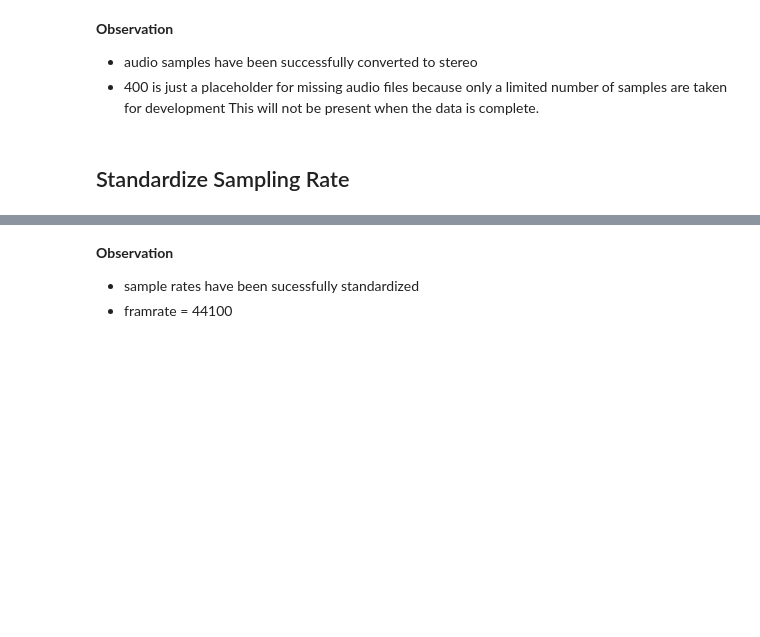
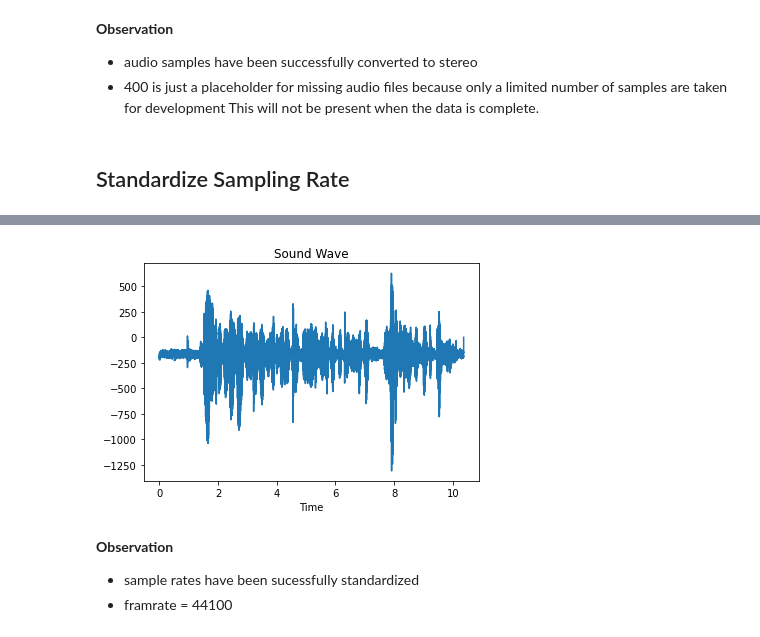
Before and after one commit to Micky373/speech_to_text, a Jupyter notebook: notebooks/preprocessing.ipynb, the cells around one changed output, grey strips where cells are left out. Drawn from its saved outputs; the diff is of its cells as text; code cells hidden in the pictures; blank space fills up the shorter version.

```diff
--- a/notebooks/preprocessing.ipynb
+++ b/notebooks/preprocessing.ipynb
@@ -88,3 +127,7 @@ _wave_params(nchannels=1, sampwidth=2, framerate=44100, nframes=0, comptype='NON
+# %%
+DV.visualize('../data/train_new/tr_10_tr01010.wav')
+# %% [output]
+[figure, added]
 # %% [markdown]
 **Observation**
 - sample rates have been sucessfully standardized
```
Also changed, not shown: parts of 13 cells of this notebook, 2 other files.
